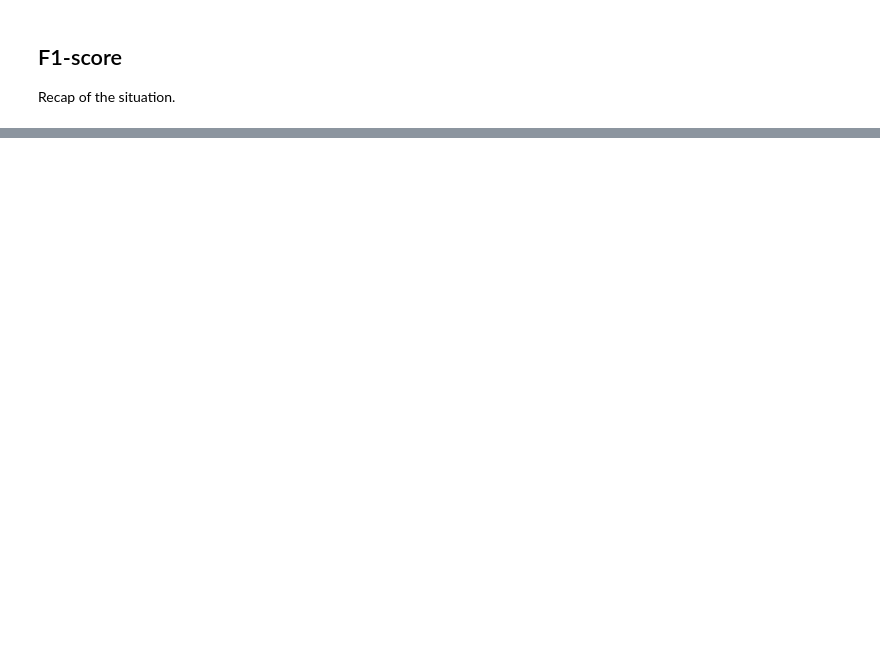
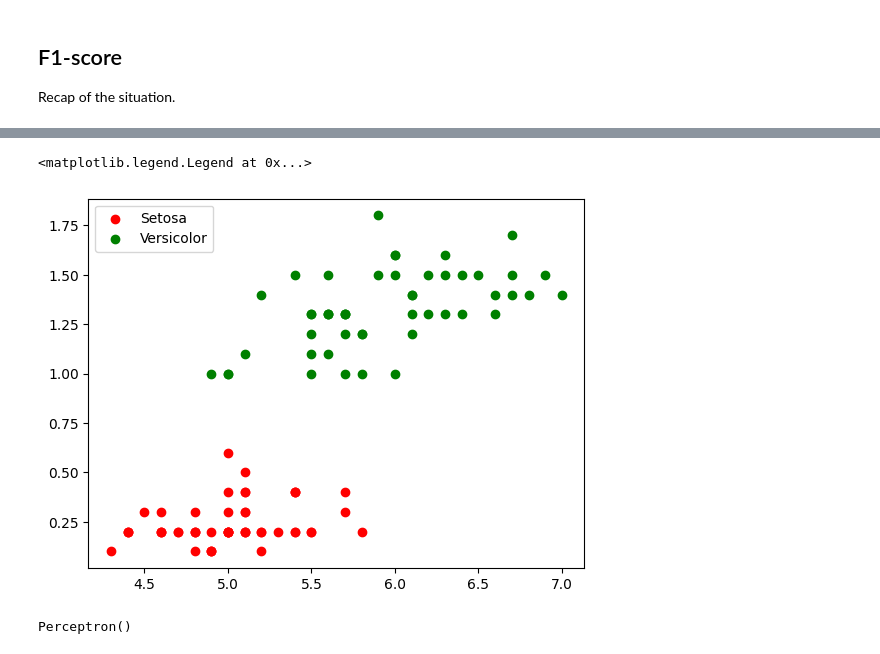
Before and after one commit to SandytheTraveller/ML-course-Labs, a Jupyter notebook: lecture_4.ipynb, the cells around one changed output, grey strips where cells are left out. Drawn from its saved outputs; the diff is of its cells as text; code cells hidden in the pictures; blank space fills up the shorter version.

```diff
--- a/lecture_4.ipynb
+++ b/lecture_4.ipynb
@@ -124,0 +156,15 @@ In the case of KNN we can analyze the impact of the k on the performance of the
+# %%
+fig, ax = plt.subplots()
+colors = ['red', 'green']
+labels = ['Setosa', 'Versicolor']
+for i in [0, 1]:
+    ax.scatter(X[y == i, 0], X[y == i, 1], color=colors[i], label=labels[i])
+ax.legend()
+# %% [output]
+<matplotlib.legend.Legend at 0x...>
+[figure, added]
+# %%
+clf_per = Perceptron()
+clf_per.fit(X, y)
+# %% [output]
+Perceptron()
```
Also changed, not shown: parts of 15 cells of this notebook.
